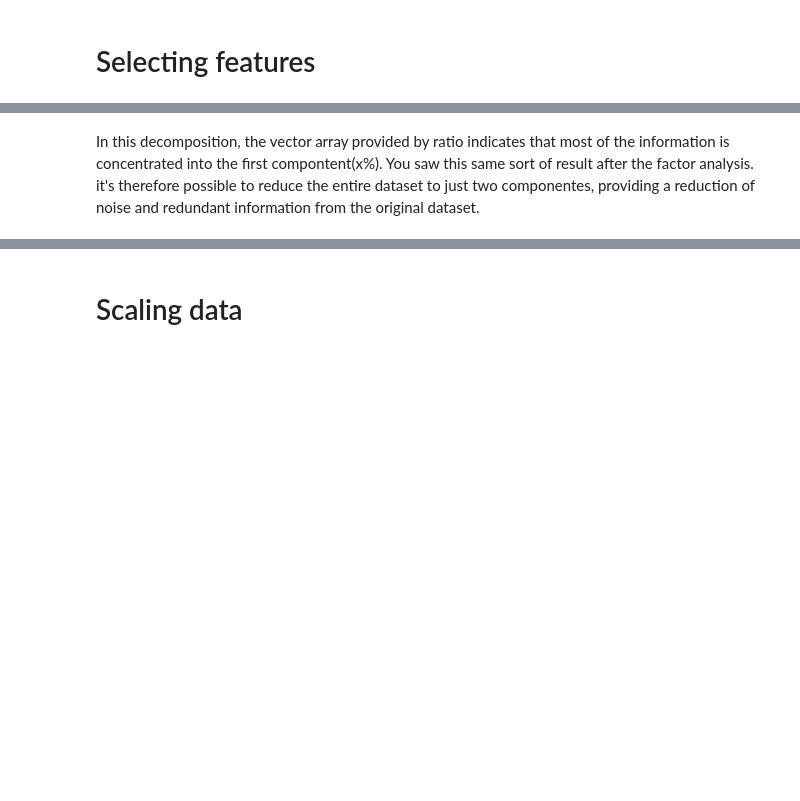
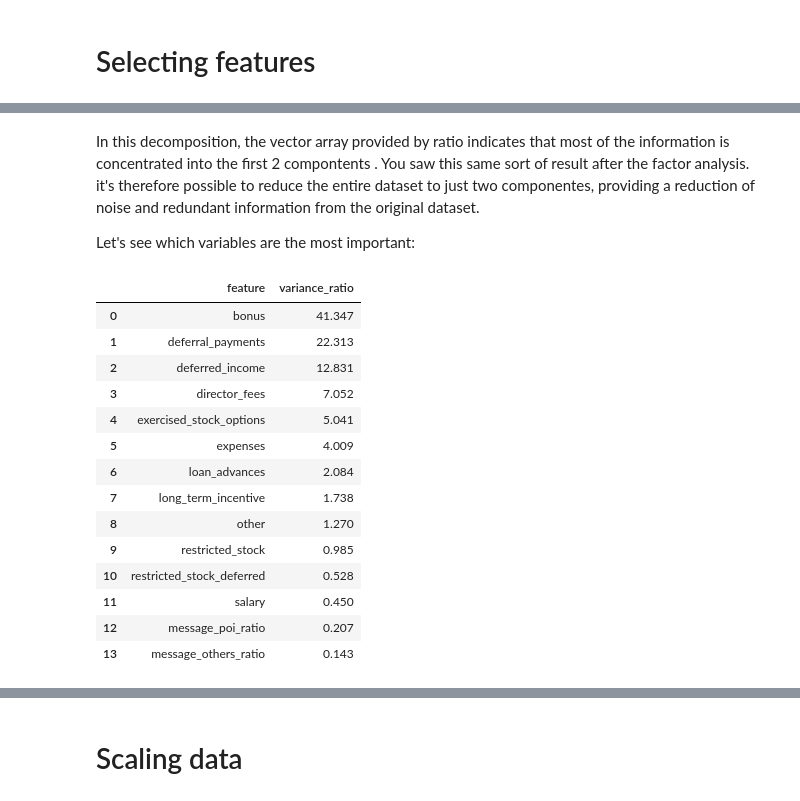
Before and after one commit to liebycardoso/ML_Enron, a Jupyter notebook: Enron_ML.ipynb, the cells around one changed output, grey strips where cells are left out. Cells and saved outputs as stored; diff of their text form; code cells hidden in the pictures; blank space fills up the shorter version.

```diff
--- a/Enron_ML.ipynb
+++ b/Enron_ML.ipynb
@@ -151,11 +155,6 @@ features_train, features_test, labels_train, labels_test = model_selection.train
                                                                                             labels,
                                                                                             test_size=0.3,
                                                                                             random_state=42)
-
-X_train, X_test, y_train, y_test = model_selection.train_test_split(X_scaled,
-                                                                    labels,
-                                                                    test_size=0.3,
-                                                                    random_state=42)
 # %% [markdown]
 Since tje features have quite differente value ranges and some of them are discrete and some of them take continous values, I need to scale them first. Removing mean and dividing the standard deviation o features respectively, this one of the most commonly used preprocessing step.
 # %% [markdown]
@@ -219,2 +184,27 @@ for i in range(1,15):
 # %% [markdown]
-In this decomposition, the vector array provided by ratio indicates that most of the information is concentrated into the first compontent(x%). You saw this same sort of result after the factor analysis. it's therefore possible to reduce the entire dataset to just two componentes, providing a reduction of noise and redundant information from the original dataset.
+In this decomposition, the vector array provided by ratio indicates that most of the information is concentrated into the first 2 compontents . You saw this same sort of result after the factor analysis. it's therefore possible to reduce the entire dataset to just two componentes, providing a reduction of noise and redundant information from the original dataset.
+
+Let's see which variables are the most important:
+# %%
+pca = PCA(n_components=14)
+pca.fit_transform(X_train)
+pca_df = pd.DataFrame(zip(features_list[1:],
+                          np.round(pca.explained_variance_ratio_, decimals=5)*100),
+                      columns=['feature','variance_ratio'])
+pca_df.sort_values(by='variance_ratio',ascending = False)
+# %% [output]
+|  | feature | variance_ratio |
+| 0 | bonus | 41.347 |
+| 1 | deferral_payments | 22.313 |
+| 2 | deferred_income | 12.831 |
+| 3 | director_fees | 7.052 |
+| 4 | exercised_stock_options | 5.041 |
+| 5 | expenses | 4.009 |
+| 6 | loan_advances | 2.084 |
+| 7 | long_term_incentive | 1.738 |
+| 8 | other | 1.270 |
+| 9 | restricted_stock | 0.985 |
+| 10 | restricted_stock_deferred | 0.528 |
+| 11 | salary | 0.450 |
+| 12 | message_poi_ratio | 0.207 |
+| 13 | message_others_ratio | 0.143 |
```
Also changed, not shown: parts of 17 cells of this notebook.
